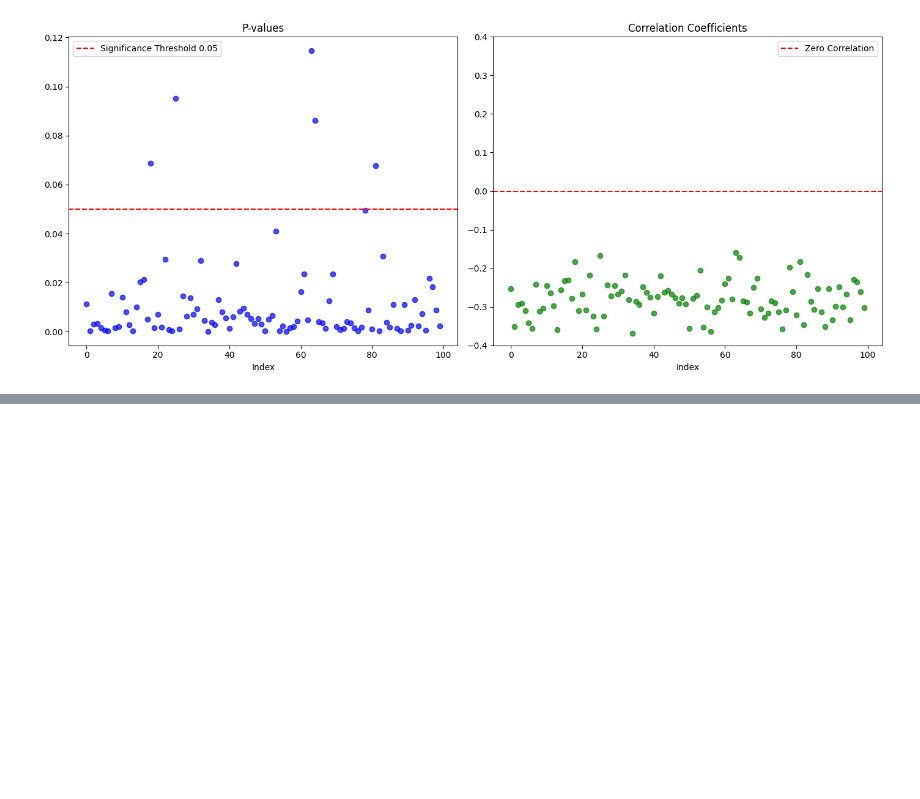
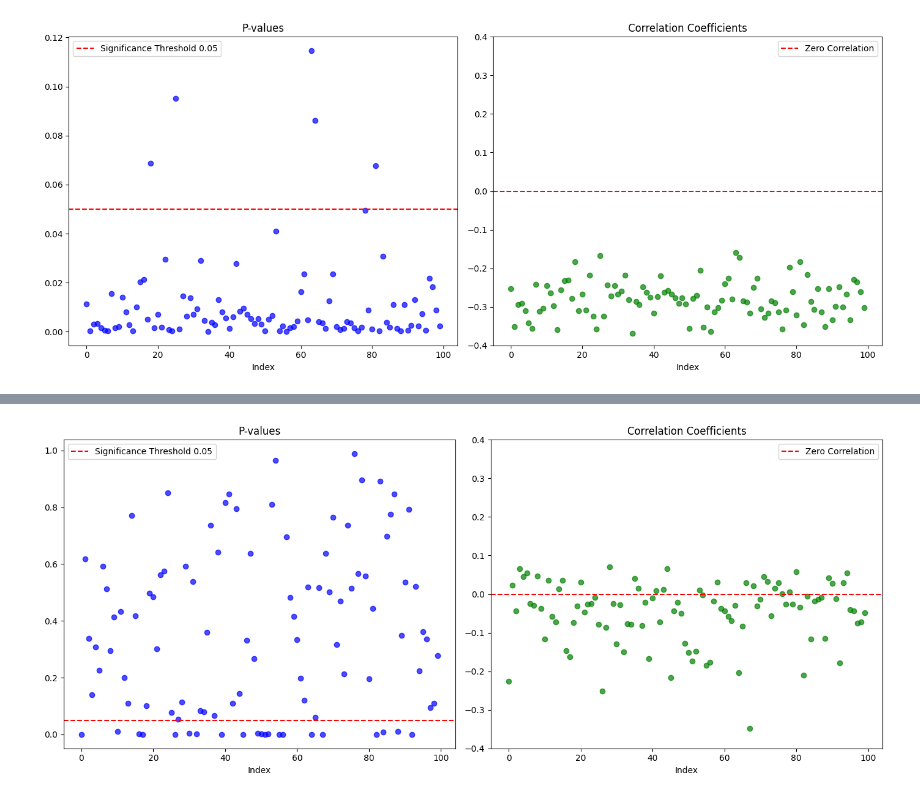
Before and after one commit to edward19978695/baha-anime-analysis, a Jupyter notebook: dev/eda.ipynb, the cells around one changed output, grey strips where cells are left out. Drawn from its saved outputs; the diff is of its cells as text; code cells hidden in the pictures; blank space fills up the shorter version.

```diff
--- a/dev/eda.ipynb
+++ b/dev/eda.ipynb
@@ -202,0 +298,2 @@ plt.show()
+# %%
+df_sample = df_all_episode.sample(n=300, random_state=16)
@@ -202,0 +324,49 @@ plt.show()
+# %%
+parameters = []
+pvalues = []
+corr_coeffs = []
+for i in range(100):
+    df_sample = df_all_episode.sample(n=500, random_state=i)
+    y = df_sample['comment_rate']
+    X = df_sample[['score']]
+    X = sm.add_constant(X)
+
+    model = sm.OLS(y, X).fit()
+    parameters.append(model.params[1])
+    pvalues.append(model.pvalues[1])
+    corr_coeffs.append(np.sqrt(model.rsquared) * np.sign(model.params[1]))
+# %%
+df_plot = pd.DataFrame({'parameter': parameters,
+                        'pvalue': pvalues,
+                        'corr_coeff': corr_coeffs})
+# %%
+# Create a figure with two subplots (1 row, 2 columns)
+fig, axes = plt.subplots(1, 2, figsize=(14, 6))
+
+# Plot the p-values on the left
+axes[0].scatter(df_plot.index, df_plot['pvalue'], color='blue', alpha=0.7)
+axes[0].axhline(y=0.05, color='red', linestyle='--', label='Significance Threshold 0.05')
+axes[0].set_title('P-values')
+axes[0].set_xlabel('Index')
+# axes[0].set_ylabel('P-value')
+axes[0].legend()
+
+# Plot the correlation coefficients on the right
+axes[1].scatter(df_plot.index, df_plot['corr_coeff'], color='green', alpha=0.7)
+axes[1].axhline(y=0, color='red', linestyle='--', label='Zero Correlation')
+axes[1].set_ylim([-0.4, 0.4])
+axes[1].set_title('Correlation Coefficients')
+axes[1].set_xlabel('Index')
+# axes[1].set_ylabel('Correlation Coefficient')
+axes[1].legend()
+
+# Adjust layout to avoid overlap
+plt.tight_layout()
+
+# Save the figure as a .jpg file
+plt.savefig('plots/score_to_comment_rate_experiment.jpg', format='jpg', dpi=300, bbox_inches='tight')
+
+# Show the plot
+plt.show()
+# %% [output]
+[figure, added]
```
Also changed, not shown: parts of 9 cells of this notebook, 4 other files.
